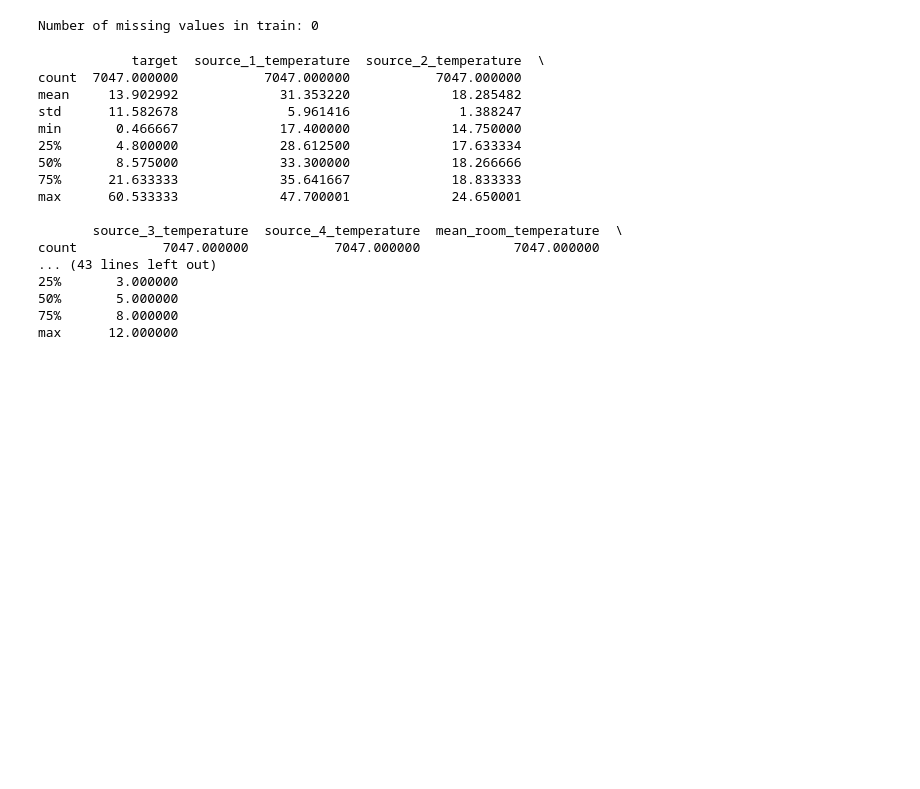
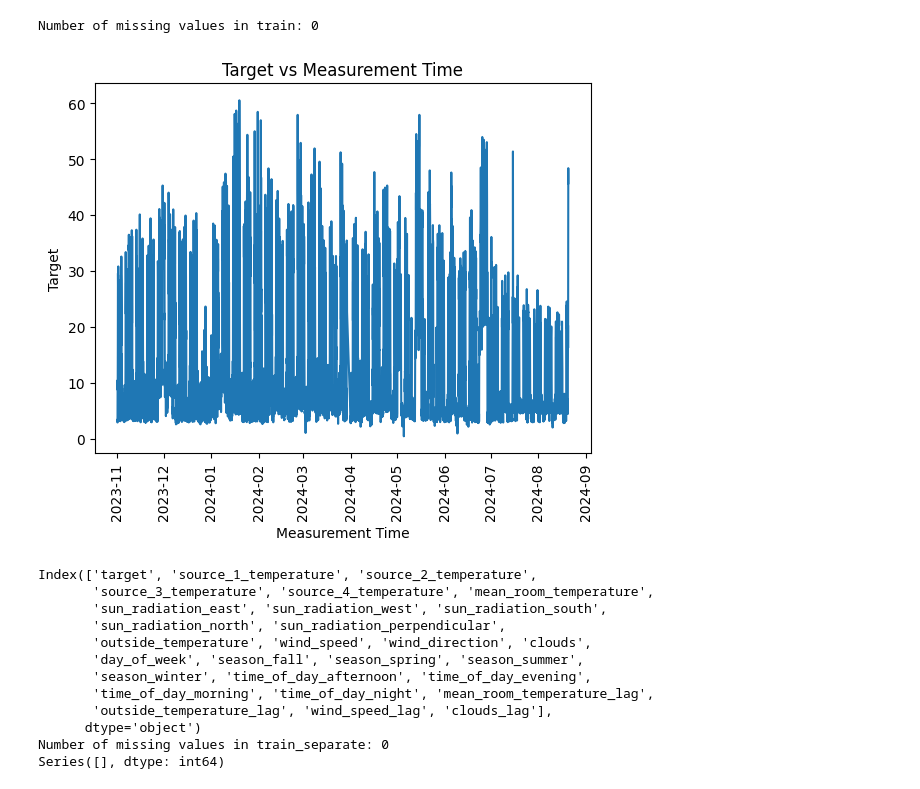
Before and after one commit to LauraMQuiros/Energy-prediction, a Jupyter notebook: notebooks/data_analysis.ipynb, the cells around one changed output. Cells and saved outputs as stored; diff of their text form; code cells hidden in the pictures; blank space fills up the shorter version.

```diff
--- a/notebooks/data_analysis.ipynb
+++ b/notebooks/data_analysis.ipynb
@@ -75,3 +81,14 @@ train = train.interpolate()
 print(f"Number of missing values in train: {train.isnull().sum().sum()}")
 # %% [output]
 Number of missing values in train: 0
+# %%
+train['measurement_time'] = pd.to_datetime(train['measurement_time'])
+# plot all values of target across measurement_time
+plt.plot(train['measurement_time'], train['target'])
+plt.xlabel('Measurement Time')
+plt.ylabel('Target')
+plt.title('Target vs Measurement Time')
+plt.xticks(rotation=90)
+plt.show()
+# %% [output]
+[figure, added]
@@ -78,31 +128,41 @@ Number of missing values in train: 0
 # %%
 # separate time_measurement into hour, day of the week and month column
 train_separate = train.copy()
-train_separate['measurement_time'] = pd.to_datetime(train_separate['measurement_time'])
 train_separate['hour'] = train_separate['measurement_time'].dt.hour
 train_separate['day_of_week'] = train_separate['measurement_time'].dt.dayofweek
 train_separate['month'] = train_separate['measurement_time'].dt.month
+#train_separate['year'] = train_separate['measurement_time'].dt.year
 train_separate = train_separate.drop(columns=['measurement_time'])
+# Apply season labeling based on the 'Month' column
+train_separate['season'] = train_separate['month'].apply(label_season).copy()
+# One-hot encode the 'Season' column
+train_separate = pd.get_dummies(train_separate, columns=['season'], drop_first=False).copy()
+train_separate = train_separate.drop(columns=['month'])
+train_separate['time_of_day'] = train_separate['hour'].apply(label_time_of_day).copy()
+# One-hot encode the 'Season' column
+train_separate = pd.get_dummies(train_separate, columns=['time_of_day'], drop_first=False).copy()
+train_separate = train_separate.drop(columns=['hour'])
+for column_label in ['mean_room_temperature', 'outside_temperature', 'wind_speed', 'clouds']:
+    train_separate[column_label + '_lag'] = add_lagged_features(train_separate[column_label])
 # print the variance of each column
-print(train_separate.describe())
+#print(train_separate.describe())
+print(train_separate.columns)
+print(f"Number of missing values in train_separate: {train_separate.isnull().sum().sum()}")
+# print only the columns with missing values and the number of missing values per column in train, if no missing values, no output
+print(train_separate.isnull().sum()[train_separate.isnull().sum() > 0])
 # %% [output]
-            target  source_1_temperature  source_2_temperature  \
-count  7047.000000           7047.000000           7047.000000
-mean     13.902992             31.353220             18.285482
-std      11.582678              5.961416              1.388247
-min       0.466667             17.400000             14.750000
-25%       4.800000             28.612500             17.633334
-50%       8.575000             33.300000             18.266666
-75%      21.633333             35.641667             18.833333
-max      60.533333             47.700001             24.650001
-
-       source_3_temperature  source_4_temperature  mean_room_temperature  \
-count           7047.000000           7047.000000            7047.000000
-... (43 lines left out)
-25%       3.000000
-50%       5.000000
-75%       8.000000
-max      12.000000
+Index(['target', 'source_1_temperature', 'source_2_temperature',
+       'source_3_temperature', 'source_4_temperature', 'mean_room_temperature',
+       'sun_radiation_east', 'sun_radiation_west', 'sun_radiation_south',
+       'sun_radiation_north', 'sun_radiation_perpendicular',
+       'outside_temperature', 'wind_speed', 'wind_direction', 'clouds',
+       'day_of_week', 'season_fall', 'season_spring', 'season_summer',
+       'season_winter', 'time_of_day_afternoon', 'time_of_day_evening',
+       'time_of_day_morning', 'time_of_day_night', 'mean_room_temperature_lag',
+       'outside_temperature_lag', 'wind_speed_lag', 'clouds_lag'],
+      dtype='object')
+Number of missing values in train_separate: 0
+Series([], dtype: int64)
 # %%
 # Matrix of correlation between numerical columns
 # only numerical columns are considered not measurement_time
```
Also changed, not shown: parts of 21 cells of this notebook, 5 other files.
